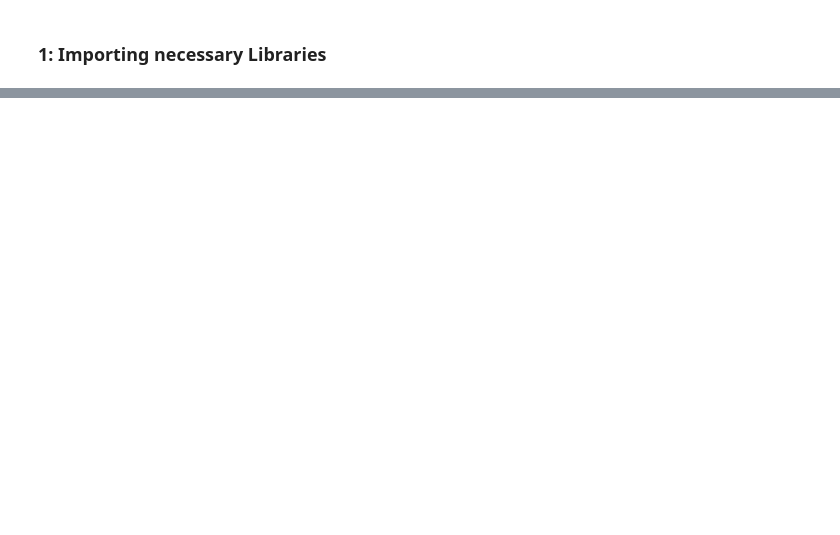
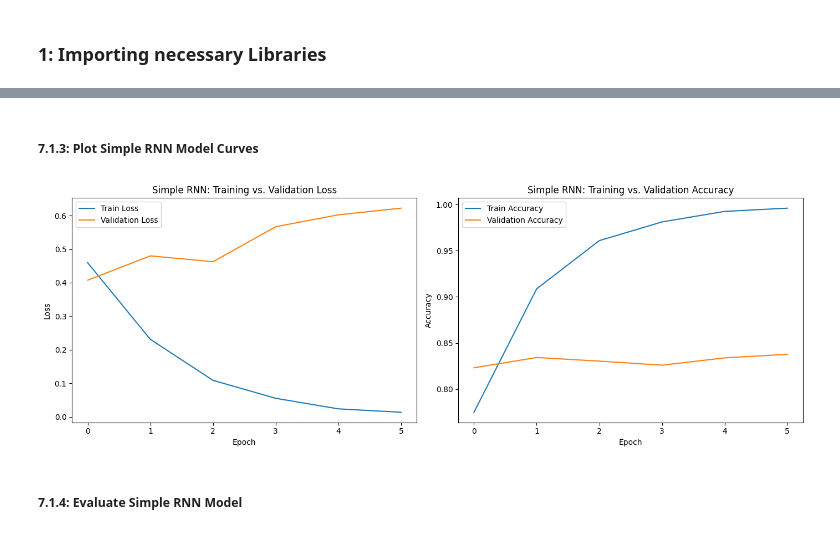
Before and after one commit to Lunivaa/Language-Task, a Jupyter notebook: 2433240_LunivaShrestha_Text_Classification.ipynb, the cells around one changed output, grey strips where cells are left out. Saved outputs shown, nothing was run; the diff lists cells and outputs as text; code cells hidden in the pictures; blank space fills up the shorter version.

```diff
--- a/2433240_LunivaShrestha_Text_Classification.ipynb
+++ b/2433240_LunivaShrestha_Text_Classification.ipynb
@@ -1764,0 +298,15 @@ This project showed that transfer learning with MobileNetV2 significantly outper
+# %%
+# Simple RNN model
+model_rnn = Sequential([
+    Input(shape=(max_len,)),
+    Embedding(input_dim=vocab_size, output_dim=128),
+    SpatialDropout1D(0.3),
+    SimpleRNN(64, dropout=0.3, return_sequences=False),
+    Dense(1, activation="sigmoid")
+])
+
+# Compile model
+model_rnn.compile(optimizer="adam", loss="binary_crossentropy", metrics=["accuracy"])
+
+# Model summary
+model_rnn.summary()
@@ -1764,0 +376,30 @@ This project showed that transfer learning with MobileNetV2 significantly outper
+# %% [markdown]
+##### **7.1.3: Plot Simple RNN Model Curves**
+# %%
+# Plot training performance (RNN)
+plt.figure(figsize=(14, 5))
+
+# Loss plot
+plt.subplot(1, 2, 1)
+plt.plot(history_rnn.history['loss'], label='Train Loss')
+plt.plot(history_rnn.history['val_loss'], label='Validation Loss')
+plt.title('Simple RNN: Training vs. Validation Loss')
+plt.xlabel('Epoch')
+plt.ylabel('Loss')
+plt.legend()
+
+# Accuracy plot
+plt.subplot(1, 2, 2)
+plt.plot(history_rnn.history['accuracy'], label='Train Accuracy')
+plt.plot(history_rnn.history['val_accuracy'], label='Validation Accuracy')
+plt.title('Simple RNN: Training vs. Validation Accuracy')
+plt.xlabel('Epoch')
+plt.ylabel('Accuracy')
+plt.legend()
+
+plt.tight_layout()
+plt.show()
+# %% [output]
+[figure, added]
+# %% [markdown]
+##### **7.1.4: Evaluate Simple RNN Model**
```
Also changed, not shown: parts of 217 cells of this notebook, 1 other file.
